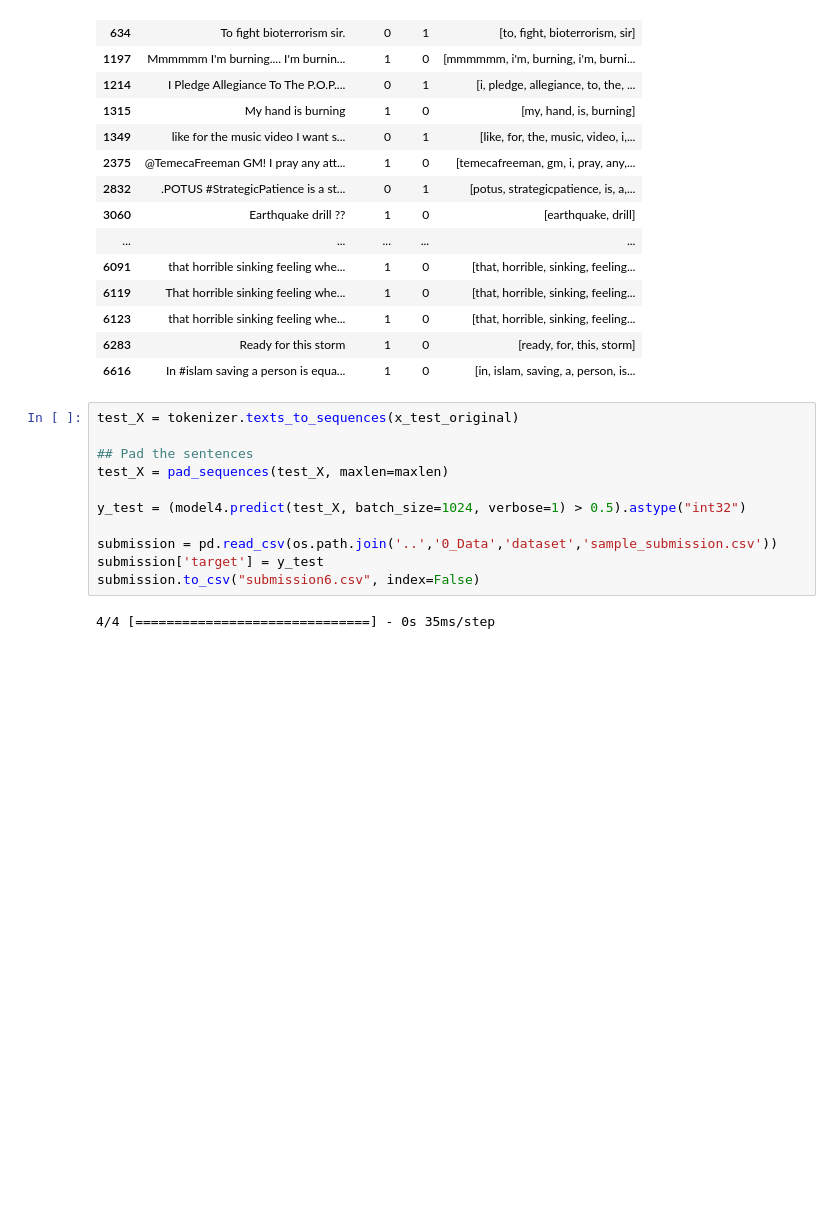
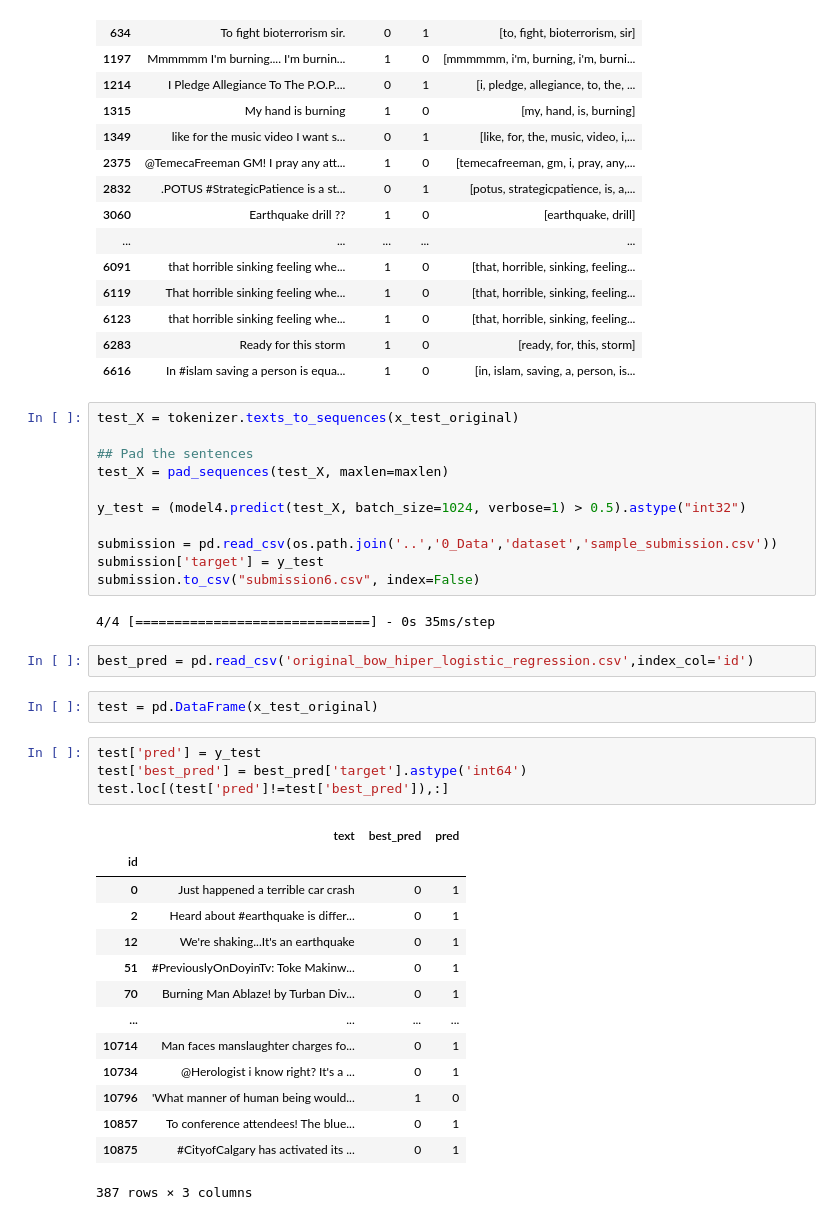
Before and after one commit to mariaCelesteCingolani/7506TP2, a Jupyter notebook: 9. Perceptron Multilayer/9_PerceptronMultilayer.ipynb, the cells around one changed output. Saved outputs shown, nothing was run; the diff lists cells and outputs as text; blank space fills up the shorter version.

```diff
--- a/9. Perceptron Multilayer/9_PerceptronMultilayer.ipynb
+++ b/9. Perceptron Multilayer/9_PerceptronMultilayer.ipynb
@@ -818,3 +818,26 @@ submission['target'] = y_test
 submission.to_csv("submission6.csv", index=False)
 # %% [output]
 4/4 [==============================] - 0s 35ms/step
+# %%
+best_pred = pd.read_csv('original_bow_hiper_logistic_regression.csv',index_col='id')
+# %%
+test = pd.DataFrame(x_test_original)
+# %%
+test['pred'] = y_test
+test['best_pred'] = best_pred['target'].astype('int64')
+test.loc[(test['pred']!=test['best_pred']),:]
+# %% [output]
+|  | text | best_pred | pred |
+| id |  |  |  |
+| 0 | Just happened a terrible car crash | 0 | 1 |
+| 2 | Heard about #earthquake is differ... | 0 | 1 |
+| 12 | We're shaking...It's an earthquake | 0 | 1 |
+| 51 | #PreviouslyOnDoyinTv: Toke Makinw... | 0 | 1 |
+| 70 | Burning Man Ablaze! by Turban Div... | 0 | 1 |
+| ... | ... | ... | ... |
+| 10714 | Man faces manslaughter charges fo... | 0 | 1 |
+| 10734 | @Herologist i know right? It's a ... | 0 | 1 |
+| 10796 | 'What manner of human being would... | 1 | 0 |
+| 10857 | To conference attendees! The blue... | 0 | 1 |
+| 10875 | #CityofCalgary has activated its ... | 0 | 1 |
+387 rows × 3 columns
```
Also changed, not shown: parts of 2 cells of this notebook, 3 other files.
